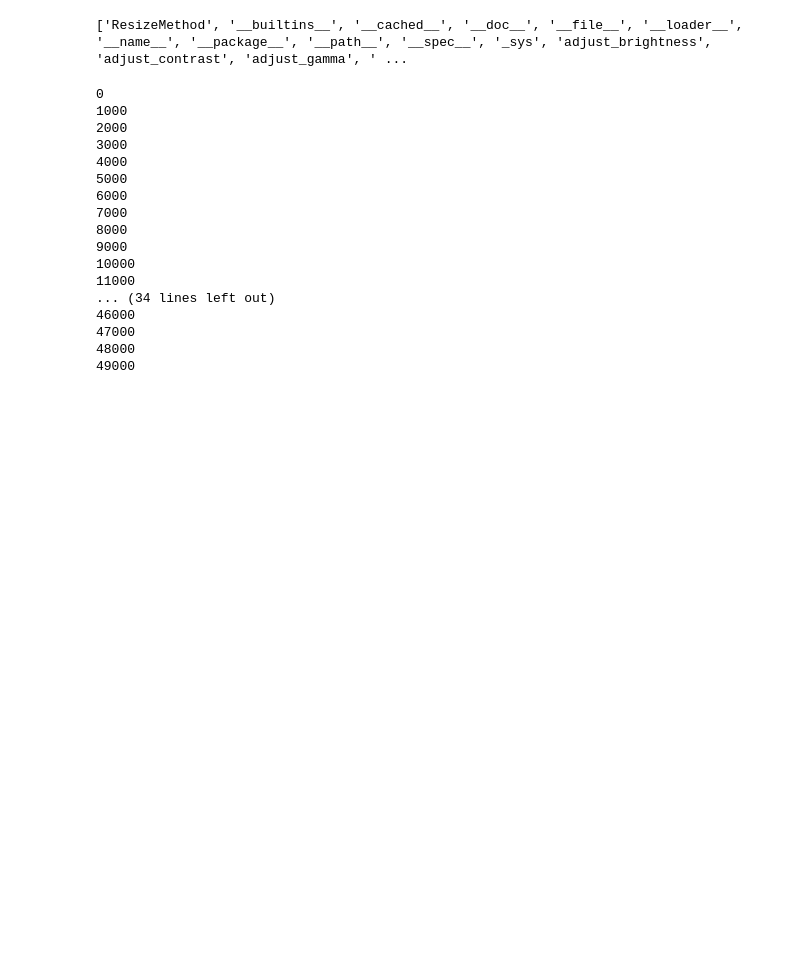
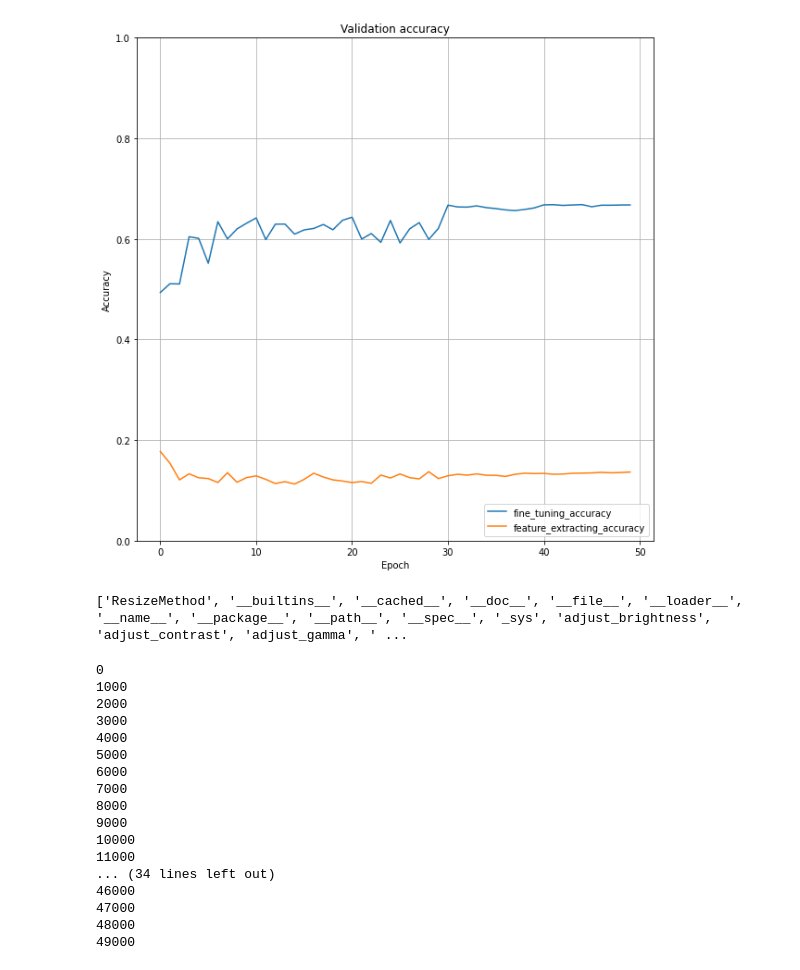
Before and after one commit to hashimsayed0/SelfSupervision, a Jupyter notebook: SelfSupervision.ipynb, the cells around one changed output. Drawn from its saved outputs; the diff is of its cells as text; code cells hidden in the pictures; blank space fills up the shorter version.

```diff
--- a/SelfSupervision.ipynb
+++ b/SelfSupervision.ipynb
@@ -293,7 +330,9 @@ plot_training(name = 'Train accuracy',
 # %%
 plot_training(name = 'Validation accuracy',
-              fine_tuning_accuracy = cls_train_features.history['val_acc'],
-              feature_extracting_accuracy = cls_no_train_features.history['val_acc'])
+              fine_tuning_accuracy = cls_train_features.history['val_accuracy'],
+              feature_extracting_accuracy = cls_no_train_features.history['val_accuracy'])
+# %% [output]
+[figure, added]
 # %%
 labelsPercent = [1, 2, 3, 5, 10, 25, 50, 100]
 # %%
```
Also changed, not shown: parts of 27 cells of this notebook, 45 other files.
